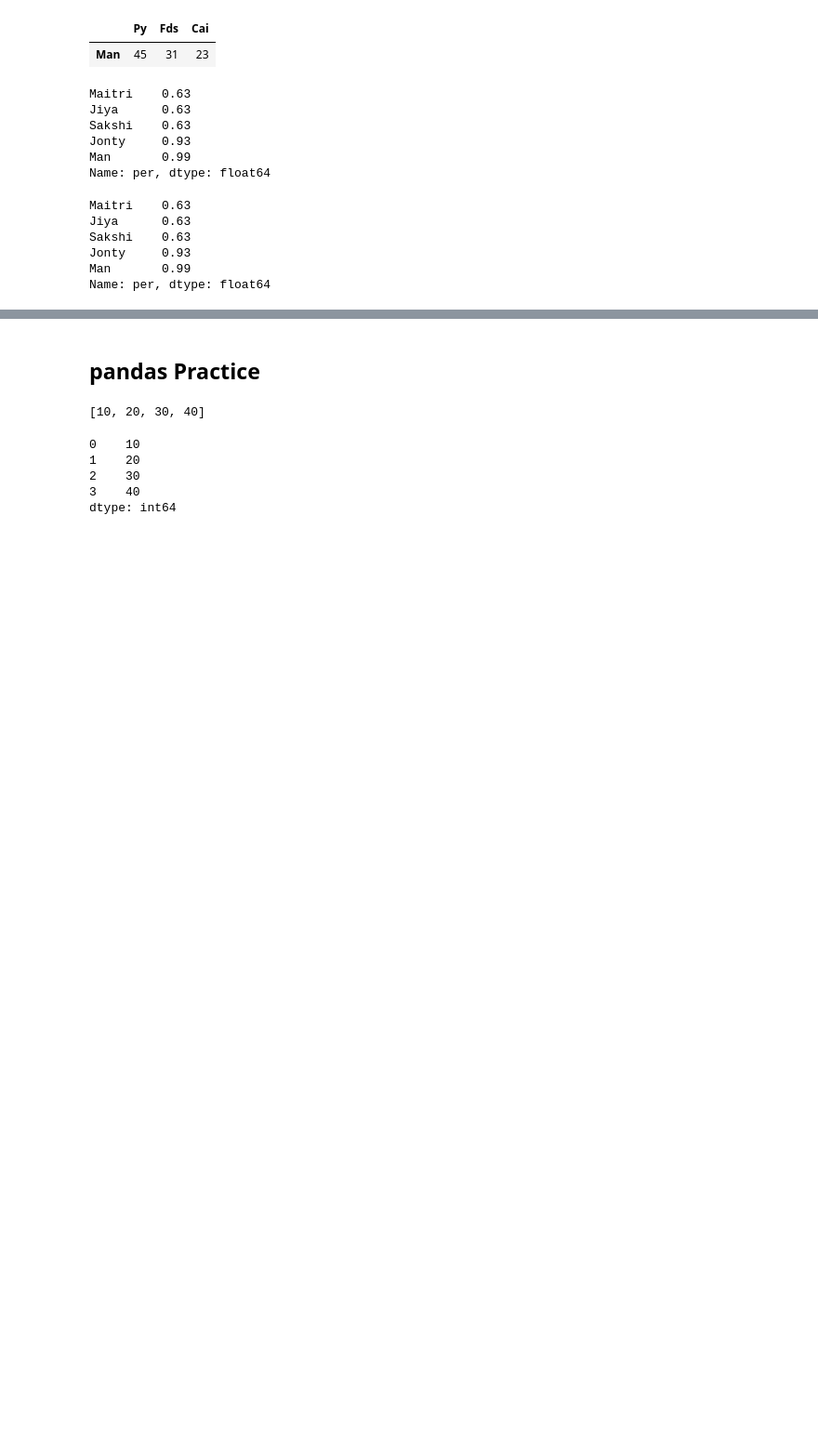
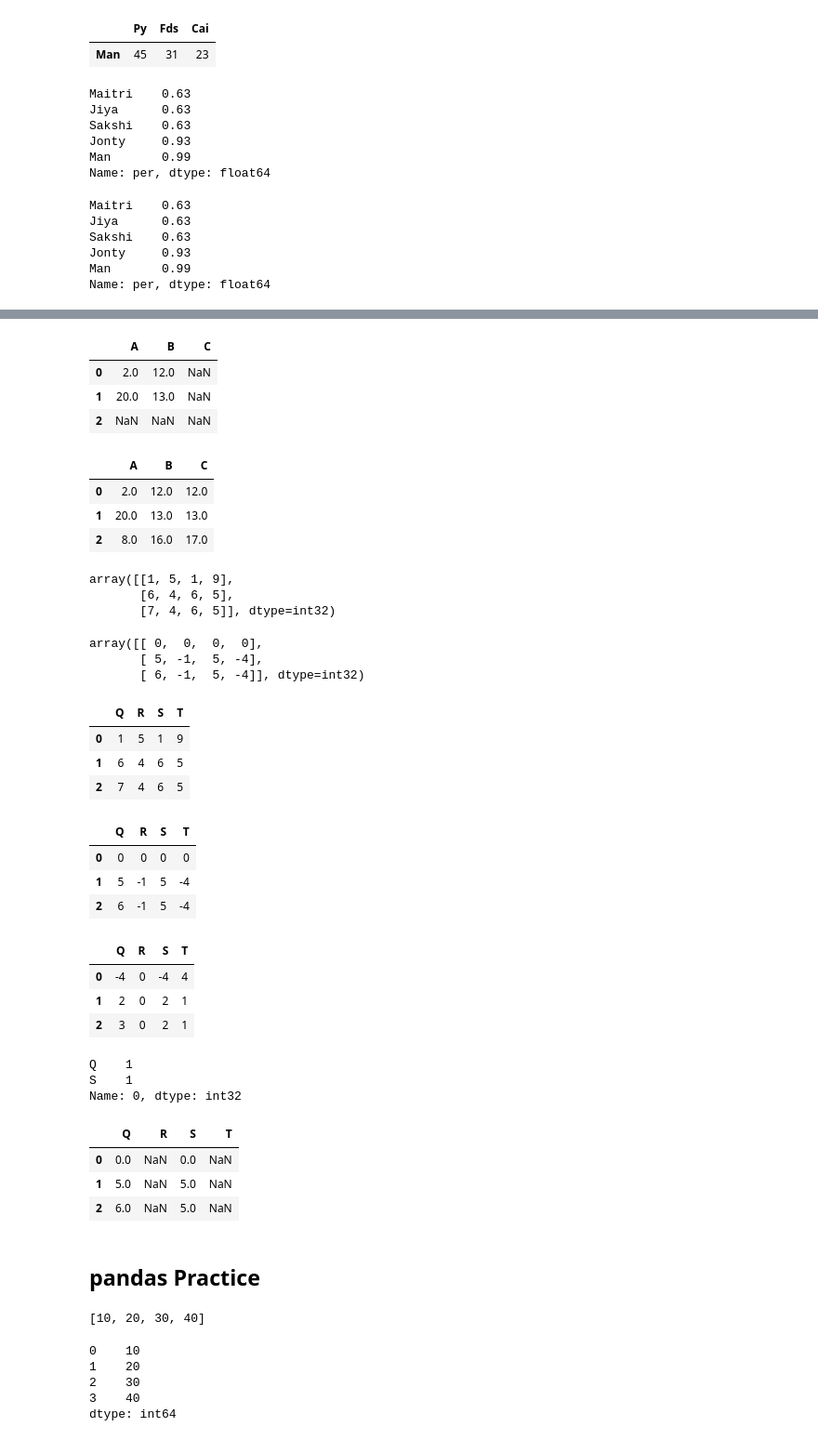
Before and after one commit to Maitri0904/Fundamental-of-data-science, a Jupyter notebook: Pandas.ipynb, the cells around one changed output, grey strips where cells are left out. Shown at 93% size. Drawn from its saved outputs; the diff is of its cells as text; code cells hidden in the pictures; blank space fills up the shorter version.

```diff
--- a/Pandas.ipynb
+++ b/Pandas.ipynb
@@ -512,0 +598,7 @@ Name: per, dtype: float64
+# %%
+A + B
+# %% [output]
+|  | A | B | C |
+| 0 | 2.0 | 12.0 | NaN |
+| 1 | 20.0 | 13.0 | NaN |
+| 2 | NaN | NaN | NaN |
@@ -513,3 +607,60 @@ Name: per, dtype: float64
+# %%
+A.add(B,fill_value = fill)
+# %% [output]
+|  | A | B | C |
+| 0 | 2.0 | 12.0 | 12.0 |
+| 1 | 20.0 | 13.0 | 13.0 |
+| 2 | 8.0 | 16.0 | 17.0 |
+# %%
+A = np.random.randint(10,size = (3,4))
+A
+# %% [output]
+array([[1, 5, 1, 9],
+       [6, 4, 6, 5],
+       [7, 4, 6, 5]], dtype=int32)
+# %%
+# thsi is subtract only row wise
+A - A[0]
+# %% [output]
+array([[ 0,  0,  0,  0],
+       [ 5, -1,  5, -4],
+       [ 6, -1,  5, -4]], dtype=int32)
+# %%
+df = pd.DataFrame(A,columns = list('QRST'))
+df
+# %% [output]
+|  | Q | R | S | T |
+| 0 | 1 | 5 | 1 | 9 |
+| 1 | 6 | 4 | 6 | 5 |
+| 2 | 7 | 4 | 6 | 5 |
+# %%
+df - df.iloc[0] # subtraction is applied row wise by default
+# %% [output]
+|  | Q | R | S | T |
+| 0 | 0 | 0 | 0 | 0 |
+| 1 | 5 | -1 | 5 | -4 |
+| 2 | 6 | -1 | 5 | -4 |
+# %%
+df.subtract(df['R'],axis = 0) # column wise operations, we can use axis keyword
+# %% [output]
+|  | Q | R | S | T |
+| 0 | -4 | 0 | -4 | 4 |
+| 1 | 2 | 0 | 2 | 1 |
+| 2 | 3 | 0 | 2 | 1 |
+# %%
+halfrow = df.iloc[0,::2] #select every other element from first row i.e. Q and S from 1st row
+halfrow
+# %% [output]
+Q    1
+S    1
+Name: 0, dtype: int32
+# %%
+df - halfrow # operation - subtraction
+# %% [output]
+|  | Q | R | S | T |
+| 0 | 0.0 | NaN | 0.0 | NaN |
+| 1 | 5.0 | NaN | 5.0 | NaN |
+| 2 | 6.0 | NaN | 5.0 | NaN |
 # %% [markdown]
 ## pandas Practice
 # %%
```
Also changed, not shown: parts of 14 cells of this notebook, 1 other file.
